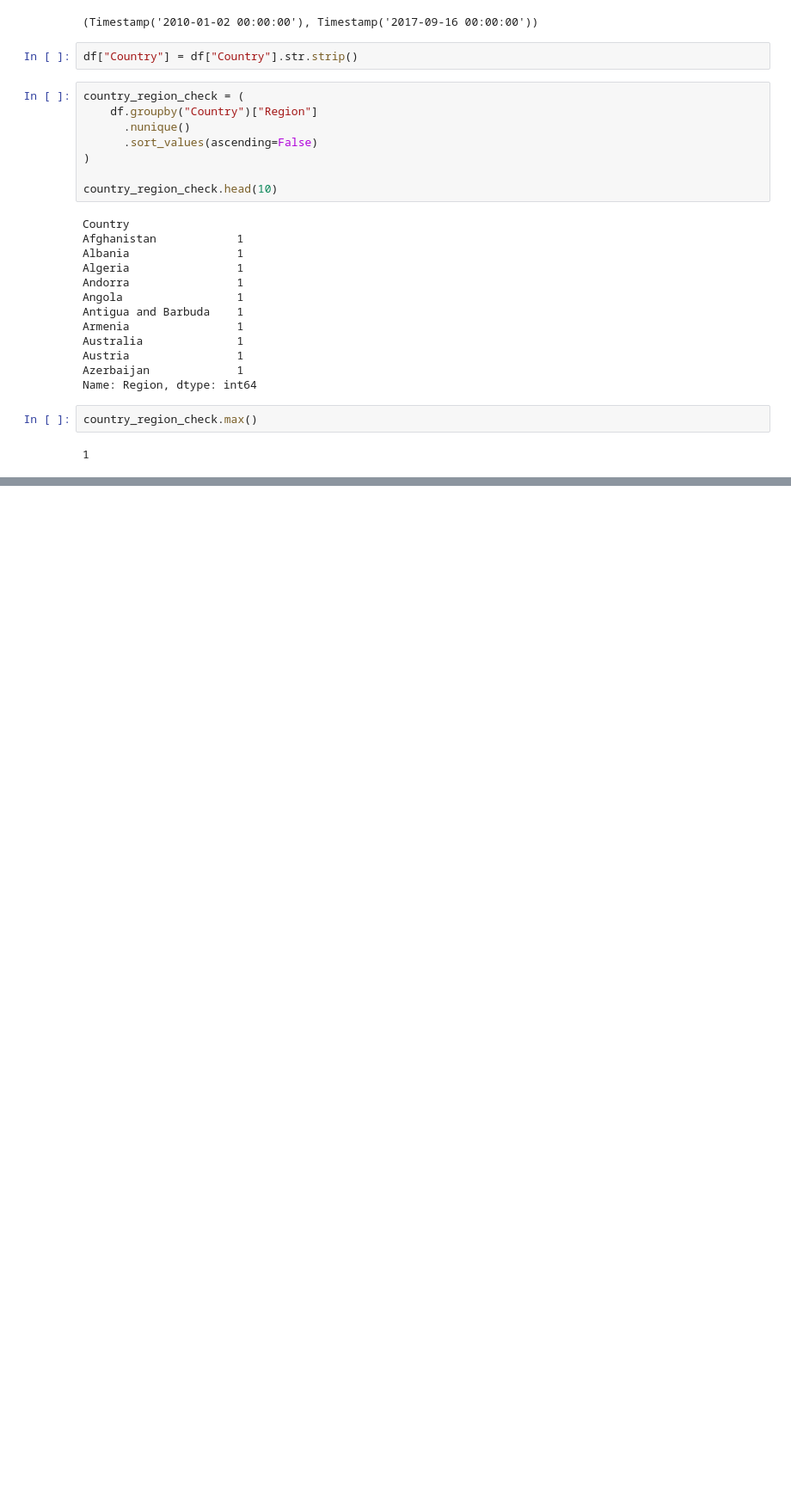
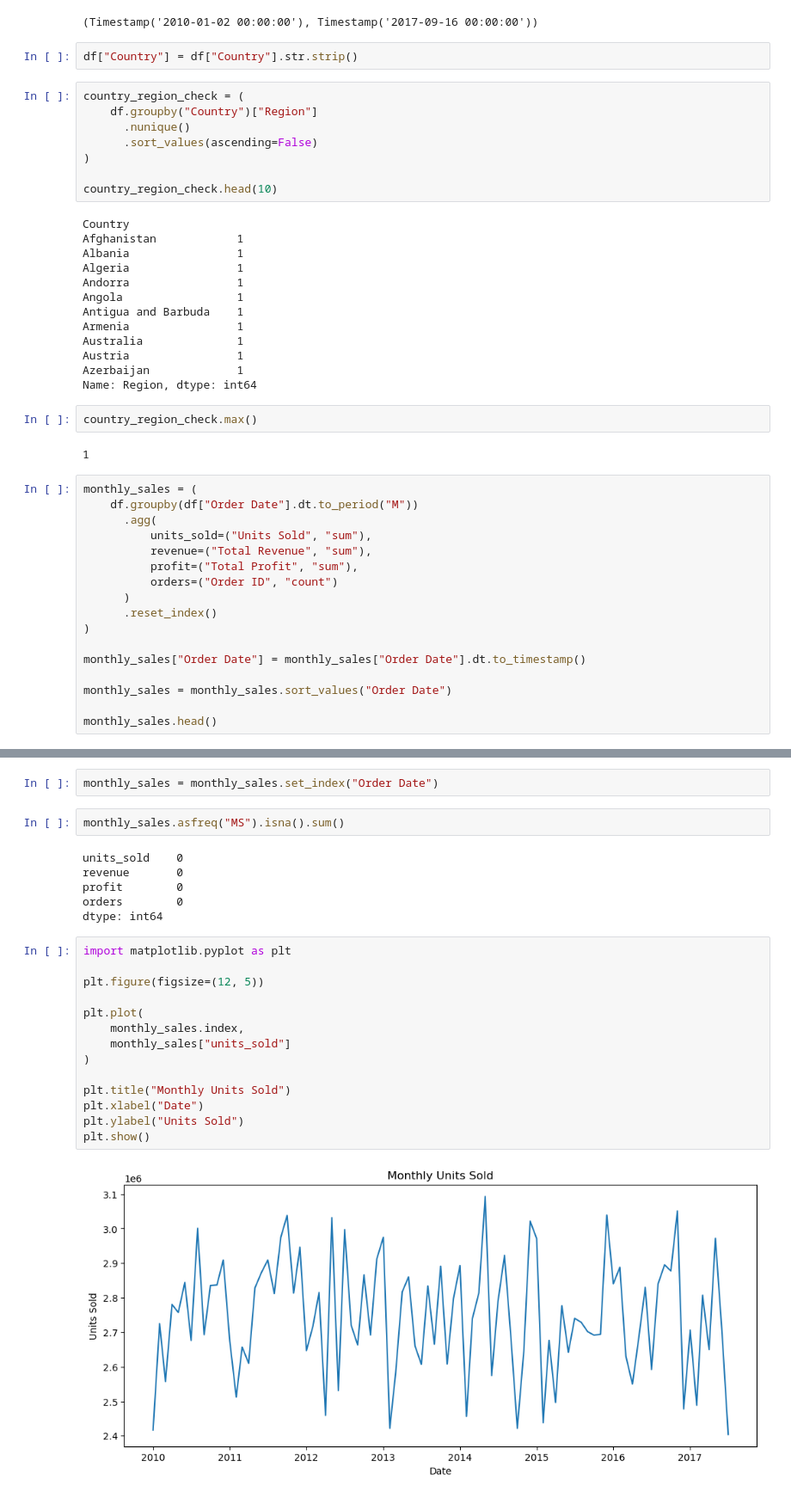
Before and after one commit to sankya-jadhav/retail-sales-analytics-forecasting, a Jupyter notebook: notebook/sales.ipynb, the cells around one changed output, grey strips where cells are left out. Shown at 86% size. Drawn from its saved outputs; the diff is of its cells as text; blank space fills up the shorter version.

Commit message:
Prepare retail sales analytics and forecasting project

```diff
--- a/notebook/sales.ipynb
+++ b/notebook/sales.ipynb
@@ -411,3 +411,20 @@ Name: Region, dtype: int64
 country_region_check.max()
 # %% [output]
 1
+# %%
+monthly_sales = (
+    df.groupby(df["Order Date"].dt.to_period("M"))
+      .agg(
+          units_sold=("Units Sold", "sum"),
+          revenue=("Total Revenue", "sum"),
+          profit=("Total Profit", "sum"),
+          orders=("Order ID", "count")
+      )
+      .reset_index()
+)
+
+monthly_sales["Order Date"] = monthly_sales["Order Date"].dt.to_timestamp()
+
+monthly_sales = monthly_sales.sort_values("Order Date")
+
+monthly_sales.head()
@@ -413,0 +442,26 @@ country_region_check.max()
+# %%
+monthly_sales = monthly_sales.set_index("Order Date")
+# %%
+monthly_sales.asfreq("MS").isna().sum()
+# %% [output]
+units_sold    0
+revenue       0
+profit        0
+orders        0
+dtype: int64
+# %%
+import matplotlib.pyplot as plt
+
+plt.figure(figsize=(12, 5))
+
+plt.plot(
+    monthly_sales.index,
+    monthly_sales["units_sold"]
+)
+
+plt.title("Monthly Units Sold")
+plt.xlabel("Date")
+plt.ylabel("Units Sold")
+plt.show()
+# %% [output]
+[figure, added]
```
Also changed, not shown: parts of 52 cells of this notebook, 7 other files.
